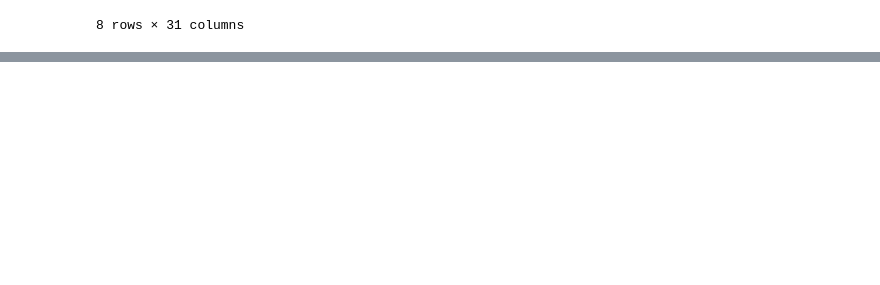
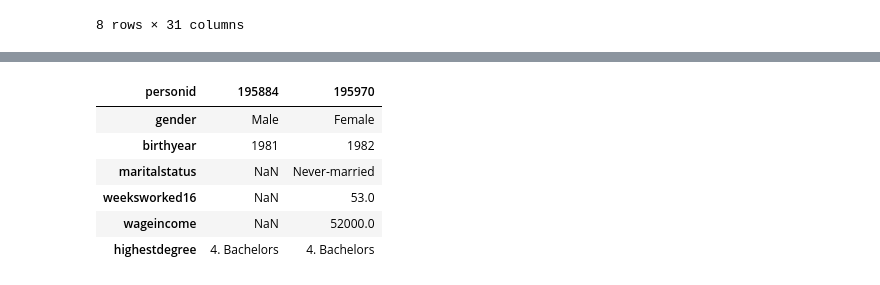
Before and after one commit to alextanhongpin/data-cleaning-and-exploration-with-machine-learning, a Jupyter notebook: 01-basic.ipynb, the cells around one changed output, grey strips where cells are left out. Cells and saved outputs as stored; diff of their text form; code cells hidden in the pictures; blank space fills up the shorter version.

```diff
--- a/01-basic.ipynb
+++ b/01-basic.ipynb
@@ -50,0 +77,11 @@ nls97.describe()
+# %%
+# Every 2 steps instead of 1. So only row 1000, 1002 will be selected.
+nls97demo[1000:1004:2].T
+# %% [output]
+| personid | 195884 | 195970 |
+| gender | Male | Female |
+| birthyear | 1981 | 1982 |
+| maritalstatus | NaN | Never-married |
+| weeksworked16 | NaN | 53.0 |
+| wageincome | NaN | 52000.0 |
+| highestdegree | 4. Bachelors | 4. Bachelors |
```
Also changed, not shown: parts of 21 cells of this notebook.
